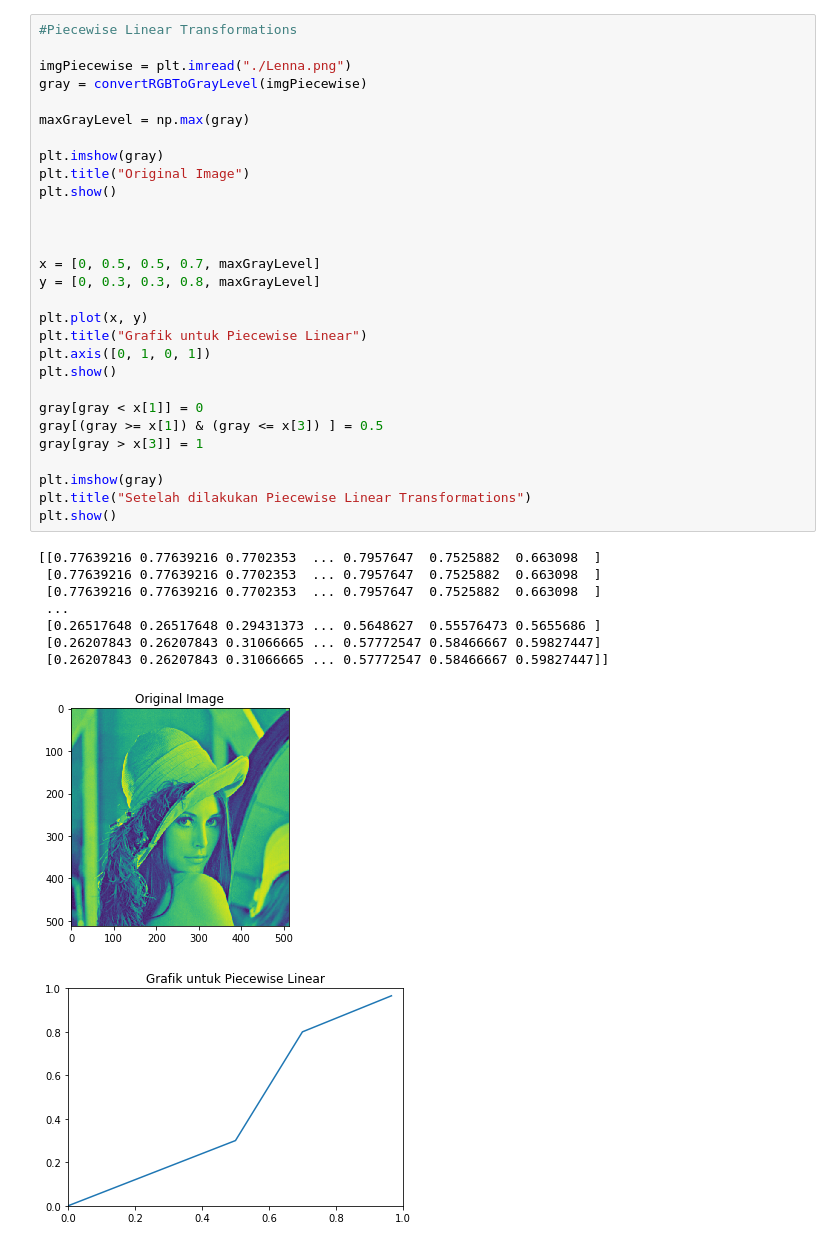
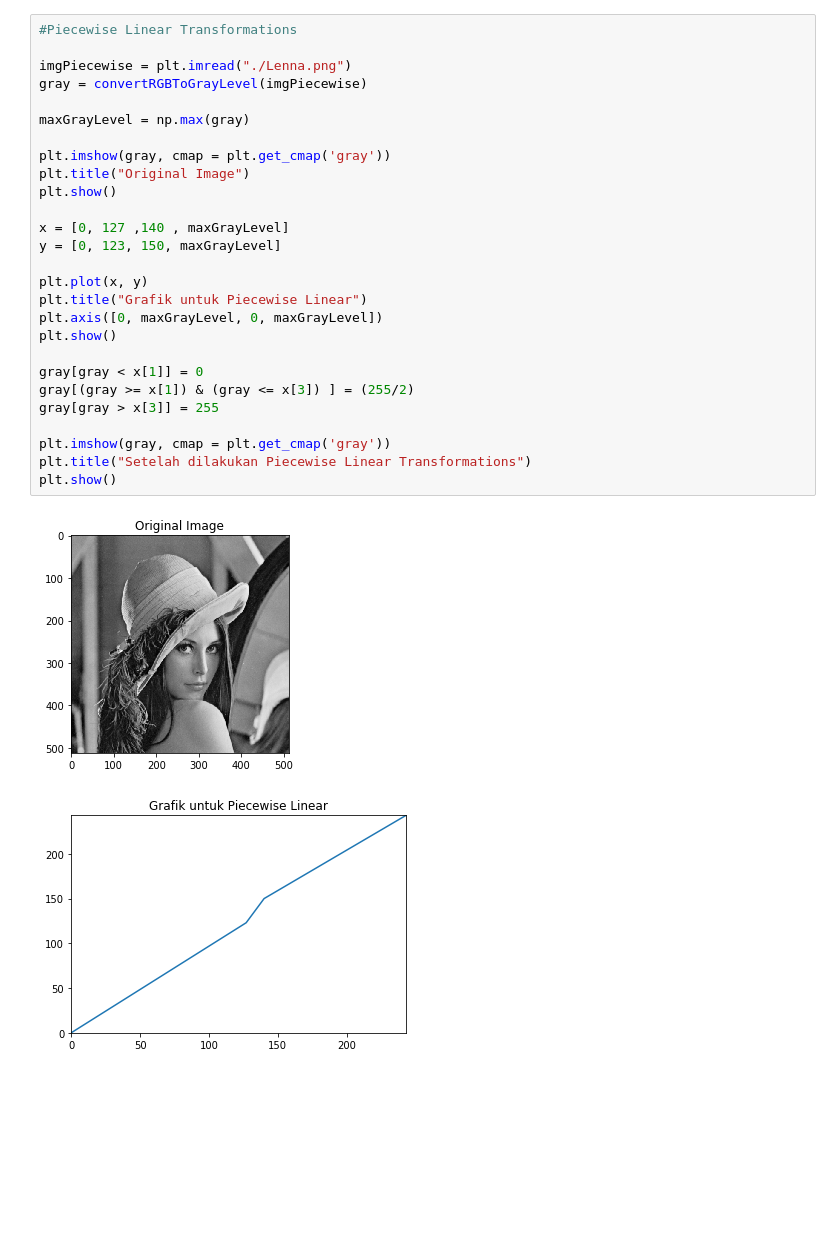
Before and after one commit to okzapradhana/spatial-image-enchacement, a Jupyter notebook: SpatialImageEnchacement.ipynb, the cells around one changed output. Cells and saved outputs as stored; diff of their text form; blank space fills up the shorter version.

```diff
--- a/SpatialImageEnchacement.ipynb
+++ b/SpatialImageEnchacement.ipynb
@@ -110,39 +81,30 @@ plt.show()
 # %%
 #Piecewise Linear Transformations
 
 imgPiecewise = plt.imread("./Lenna.png")
 gray = convertRGBToGrayLevel(imgPiecewise)
 
 maxGrayLevel = np.max(gray)
 
-plt.imshow(gray)
+plt.imshow(gray, cmap = plt.get_cmap('gray'))
 plt.title("Original Image")
 plt.show()
 
-
-
-x = [0, 0.5, 0.5, 0.7, maxGrayLevel]
-y = [0, 0.3, 0.3, 0.8, maxGrayLevel]
+x = [0, 127 ,140 , maxGrayLevel]
+y = [0, 123, 150, maxGrayLevel]
 
 plt.plot(x, y)
 plt.title("Grafik untuk Piecewise Linear")
-plt.axis([0, 1, 0, 1])
+plt.axis([0, maxGrayLevel, 0, maxGrayLevel])
 plt.show()
 
 gray[gray < x[1]] = 0
-gray[(gray >= x[1]) & (gray <= x[3]) ] = 0.5
-gray[gray > x[3]] = 1
+gray[(gray >= x[1]) & (gray <= x[3]) ] = (255/2)
+gray[gray > x[3]] = 255
 
-plt.imshow(gray)
+plt.imshow(gray, cmap = plt.get_cmap('gray'))
 plt.title("Setelah dilakukan Piecewise Linear Transformations")
 plt.show()
 # %% [output]
-[[0.77639216 0.77639216 0.7702353  ... 0.7957647  0.7525882  0.663098  ]
- [0.77639216 0.77639216 0.7702353  ... 0.7957647  0.7525882  0.663098  ]
- [0.77639216 0.77639216 0.7702353  ... 0.7957647  0.7525882  0.663098  ]
- ...
- [0.26517648 0.26517648 0.29431373 ... 0.5648627  0.55576473 0.5655686 ]
- [0.26207843 0.26207843 0.31066665 ... 0.57772547 0.58466667 0.59827447]
- [0.26207843 0.26207843 0.31066665 ... 0.57772547 0.58466667 0.59827447]]
-[figure, old version]
+[figure, new version]
-[figure, old version]
+[figure, new version]
```
Also changed, not shown: parts of 11 cells of this notebook, 2 other files.
